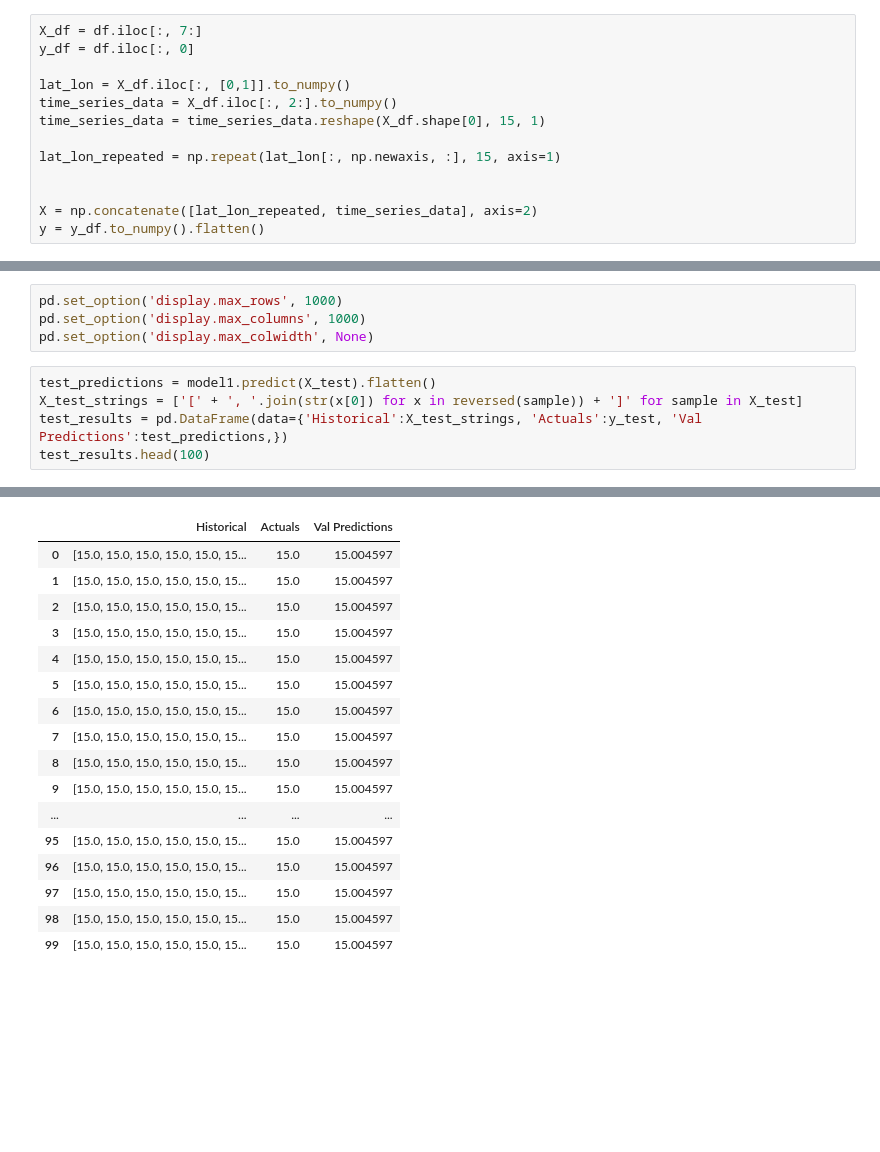
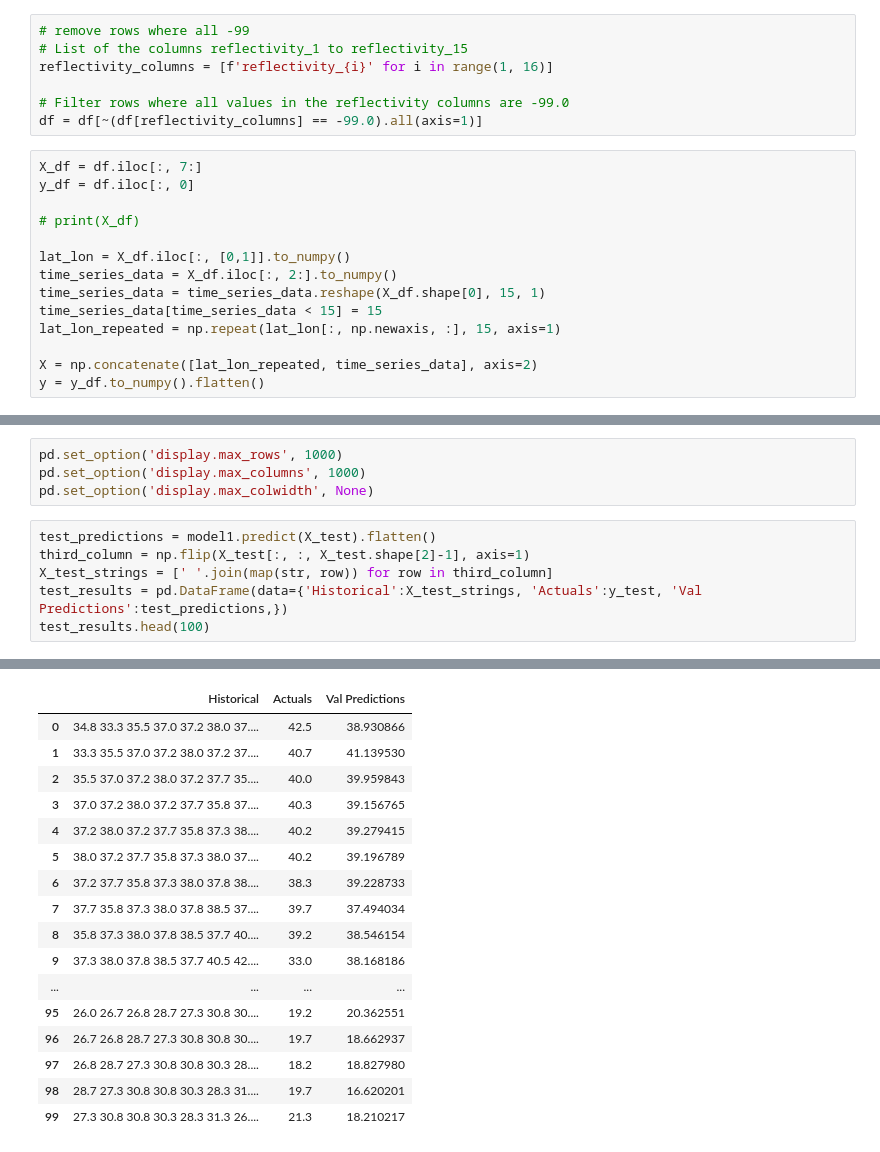
Before and after one commit to prediction-radar/api, a Jupyter notebook: notebooks/radar_data_processing_4.ipynb, the cells around one changed output, grey strips where cells are left out. Cells and saved outputs as stored; diff of their text form; blank space fills up the shorter version.

```diff
--- a/notebooks/radar_data_processing_4.ipynb
+++ b/notebooks/radar_data_processing_4.ipynb
@@ -171,16 +173,24 @@ def prepare_dataframe_for_lstm(df, n_steps):
 
 lookback = 15
 df = prepare_dataframe_for_lstm(data, lookback)
+# %%
+# remove rows where all -99
+# List of the columns reflectivity_1 to reflectivity_15
+reflectivity_columns = [f'reflectivity_{i}' for i in range(1, 16)]
+
+# Filter rows where all values in the reflectivity columns are -99.0
+df = df[~(df[reflectivity_columns] == -99.0).all(axis=1)]
 # %%
 X_df = df.iloc[:, 7:]
 y_df = df.iloc[:, 0]
 
+# print(X_df)
+
 lat_lon = X_df.iloc[:, [0,1]].to_numpy()
 time_series_data = X_df.iloc[:, 2:].to_numpy()
 time_series_data = time_series_data.reshape(X_df.shape[0], 15, 1)
-
+time_series_data[time_series_data < 15] = 15
 lat_lon_repeated = np.repeat(lat_lon[:, np.newaxis, :], 15, axis=1)
-
 
 X = np.concatenate([lat_lon_repeated, time_series_data], axis=2)
 y = y_df.to_numpy().flatten()
@@ -251,7 +261,8 @@ pd.set_option('display.max_columns', 1000)
 pd.set_option('display.max_colwidth', None)
 # %%
 test_predictions = model1.predict(X_test).flatten()
-X_test_strings = ['[' + ', '.join(str(x[0]) for x in reversed(sample)) + ']' for sample in X_test]
+third_column = np.flip(X_test[:, :, X_test.shape[2]-1], axis=1)
+X_test_strings = [' '.join(map(str, row)) for row in third_column]
 test_results = pd.DataFrame(data={'Historical':X_test_strings, 'Actuals':y_test, 'Val Predictions':test_predictions,})
 test_results.head(100)
 # %% [output]
@@ -259,17 +270,17 @@ test_results.head(100)
 |  | Historical | Actuals | Val Predictions |
-| 0 | [15.0, 15.0, 15.0, 15.0, 15.0, 15... | 15.0 | 15.004597 |
-| 1 | [15.0, 15.0, 15.0, 15.0, 15.0, 15... | 15.0 | 15.004597 |
-| 2 | [15.0, 15.0, 15.0, 15.0, 15.0, 15... | 15.0 | 15.004597 |
-| 3 | [15.0, 15.0, 15.0, 15.0, 15.0, 15... | 15.0 | 15.004597 |
-| 4 | [15.0, 15.0, 15.0, 15.0, 15.0, 15... | 15.0 | 15.004597 |
-| 5 | [15.0, 15.0, 15.0, 15.0, 15.0, 15... | 15.0 | 15.004597 |
-| 6 | [15.0, 15.0, 15.0, 15.0, 15.0, 15... | 15.0 | 15.004597 |
-| 7 | [15.0, 15.0, 15.0, 15.0, 15.0, 15... | 15.0 | 15.004597 |
-| 8 | [15.0, 15.0, 15.0, 15.0, 15.0, 15... | 15.0 | 15.004597 |
-| 9 | [15.0, 15.0, 15.0, 15.0, 15.0, 15... | 15.0 | 15.004597 |
+| 0 | 34.8 33.3 35.5 37.0 37.2 38.0 37.... | 42.5 | 38.930866 |
+| 1 | 33.3 35.5 37.0 37.2 38.0 37.2 37.... | 40.7 | 41.139530 |
+| 2 | 35.5 37.0 37.2 38.0 37.2 37.7 35.... | 40.0 | 39.959843 |
+| 3 | 37.0 37.2 38.0 37.2 37.7 35.8 37.... | 40.3 | 39.156765 |
+| 4 | 37.2 38.0 37.2 37.7 35.8 37.3 38.... | 40.2 | 39.279415 |
+| 5 | 38.0 37.2 37.7 35.8 37.3 38.0 37.... | 40.2 | 39.196789 |
+| 6 | 37.2 37.7 35.8 37.3 38.0 37.8 38.... | 38.3 | 39.228733 |
+| 7 | 37.7 35.8 37.3 38.0 37.8 38.5 37.... | 39.7 | 37.494034 |
+| 8 | 35.8 37.3 38.0 37.8 38.5 37.7 40.... | 39.2 | 38.546154 |
+| 9 | 37.3 38.0 37.8 38.5 37.7 40.5 42.... | 33.0 | 38.168186 |
 | ... | ... | ... | ... |
-| 95 | [15.0, 15.0, 15.0, 15.0, 15.0, 15... | 15.0 | 15.004597 |
-| 96 | [15.0, 15.0, 15.0, 15.0, 15.0, 15... | 15.0 | 15.004597 |
-| 97 | [15.0, 15.0, 15.0, 15.0, 15.0, 15... | 15.0 | 15.004597 |
-| 98 | [15.0, 15.0, 15.0, 15.0, 15.0, 15... | 15.0 | 15.004597 |
-| 99 | [15.0, 15.0, 15.0, 15.0, 15.0, 15... | 15.0 | 15.004597 |
+| 95 | 26.0 26.7 26.8 28.7 27.3 30.8 30.... | 19.2 | 20.362551 |
+| 96 | 26.7 26.8 28.7 27.3 30.8 30.8 30.... | 19.7 | 18.662937 |
+| 97 | 26.8 28.7 27.3 30.8 30.8 30.3 28.... | 18.2 | 18.827980 |
+| 98 | 28.7 27.3 30.8 30.8 30.3 28.3 31.... | 19.7 | 16.620201 |
+| 99 | 27.3 30.8 30.8 30.3 28.3 31.3 26.... | 21.3 | 18.210217 |
```
Also changed, not shown: parts of 6 cells of this notebook.
